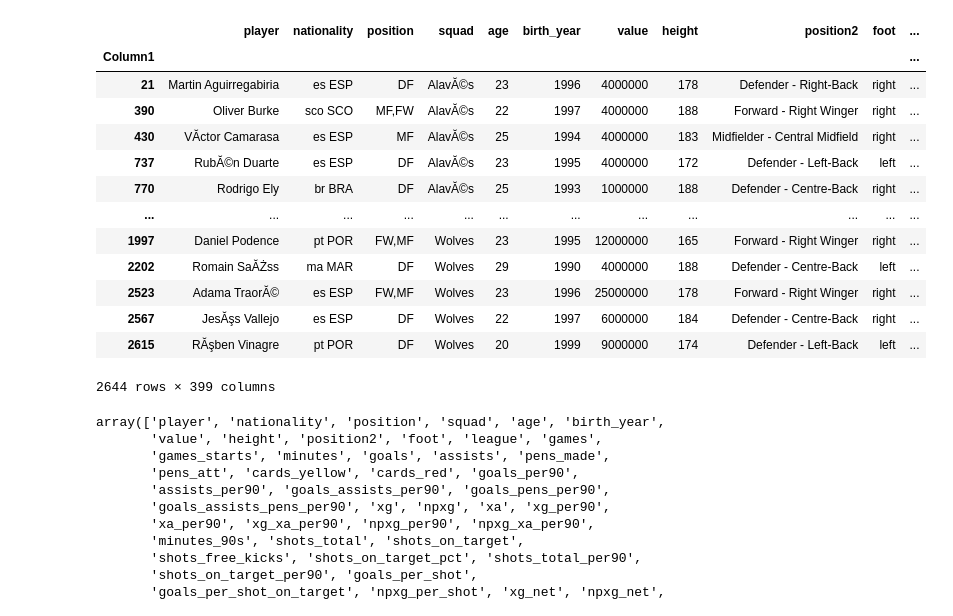
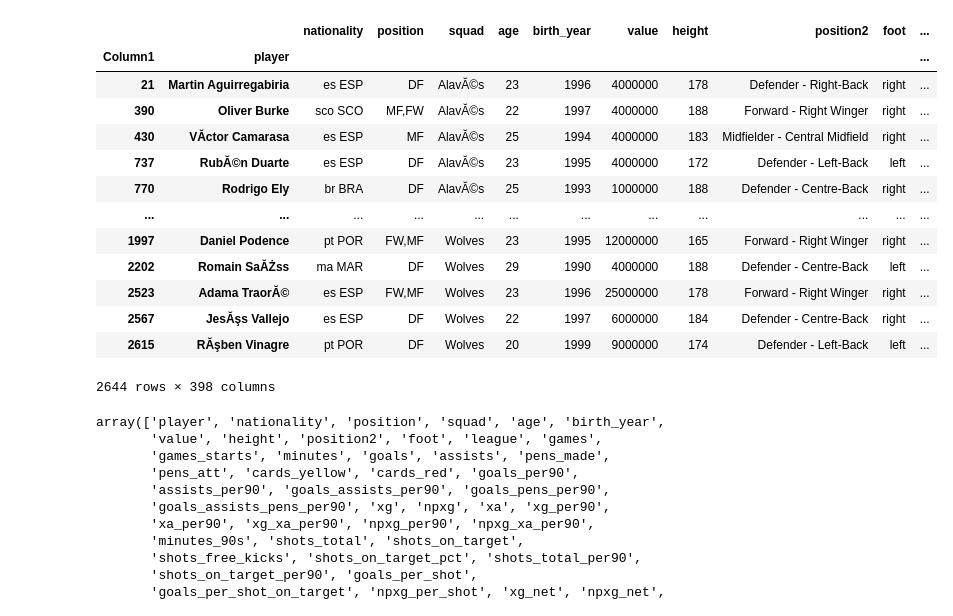
Before and after one commit to AimenZemzmi/TransferMarkt, a Jupyter notebook: transfermarkt.ipynb, the cells around one changed output. Drawn from its saved outputs; the diff is of its cells as text; code cells hidden in the pictures.

```diff
--- a/transfermarkt.ipynb
+++ b/transfermarkt.ipynb
@@ -4,11 +4,11 @@ import pandas as pd
 import matplotlib.pyplot as plt
 import seaborn as sns
 # %%
-df = pd.read_csv('transfermarkt_fbref_201920.csv', sep=';', index_col=0)
+df = pd.read_csv('transfermarkt_fbref_201920.csv', sep=';', index_col=[0, 1])
 df
 # %% [output]
-|  | player | nationality | position | squad | age | birth_year | value | height | position2 | foot | ... |
-| Column1 |  |  |  |  |  |  |  |  |  |  | ... |
+|  |  | nationality | position | squad | age | birth_year | value | height | position2 | foot | ... |
+| Column1 | player |  |  |  |  |  |  |  |  |  | ... |
 | 21 | Martin Aguirregabiria | es ESP | DF | AlavĂ©s | 23 | 1996 | 4000000 | 178 | Defender - Right-Back | right | ... |
 | 390 | Oliver Burke | sco SCO | MF,FW | AlavĂ©s | 22 | 1997 | 4000000 | 188 | Forward - Right Winger | right | ... |
 | 430 | VĂ­ctor Camarasa | es ESP | MF | AlavĂ©s | 25 | 1994 | 4000000 | 183 | Midfielder - Central Midfield | right | ... |
@@ -20,7 +20,7 @@ df
 | 2523 | Adama TraorĂ© | es ESP | FW,MF | Wolves | 23 | 1996 | 25000000 | 178 | Forward - Right Winger | right | ... |
 | 2567 | JesĂşs Vallejo | es ESP | DF | Wolves | 22 | 1997 | 6000000 | 184 | Defender - Centre-Back | right | ... |
 | 2615 | RĂşben Vinagre | pt POR | DF | Wolves | 20 | 1999 | 9000000 | 174 | Defender - Left-Back | left | ... |
-2644 rows × 399 columns
+2644 rows × 398 columns
 # %%
 df.columns.values
 # %% [output]
```
Also changed, not shown: parts of 13 cells of this notebook.
